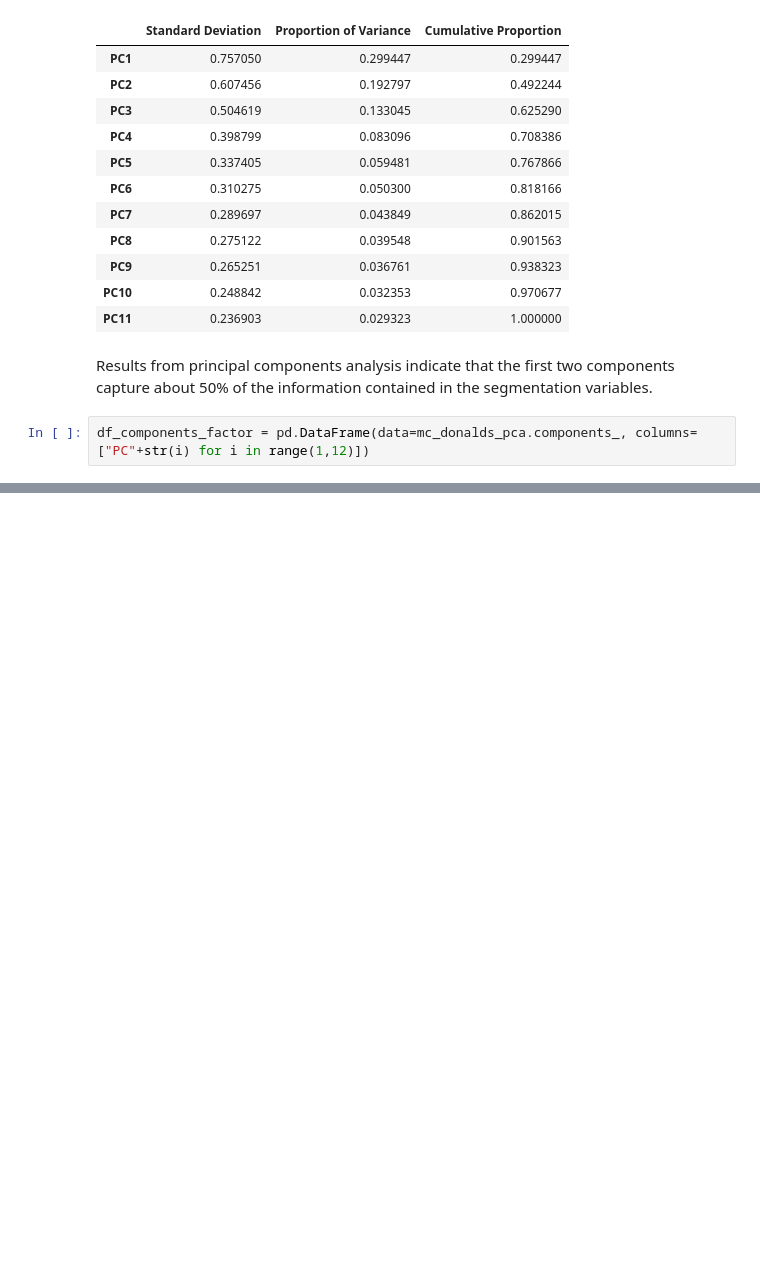
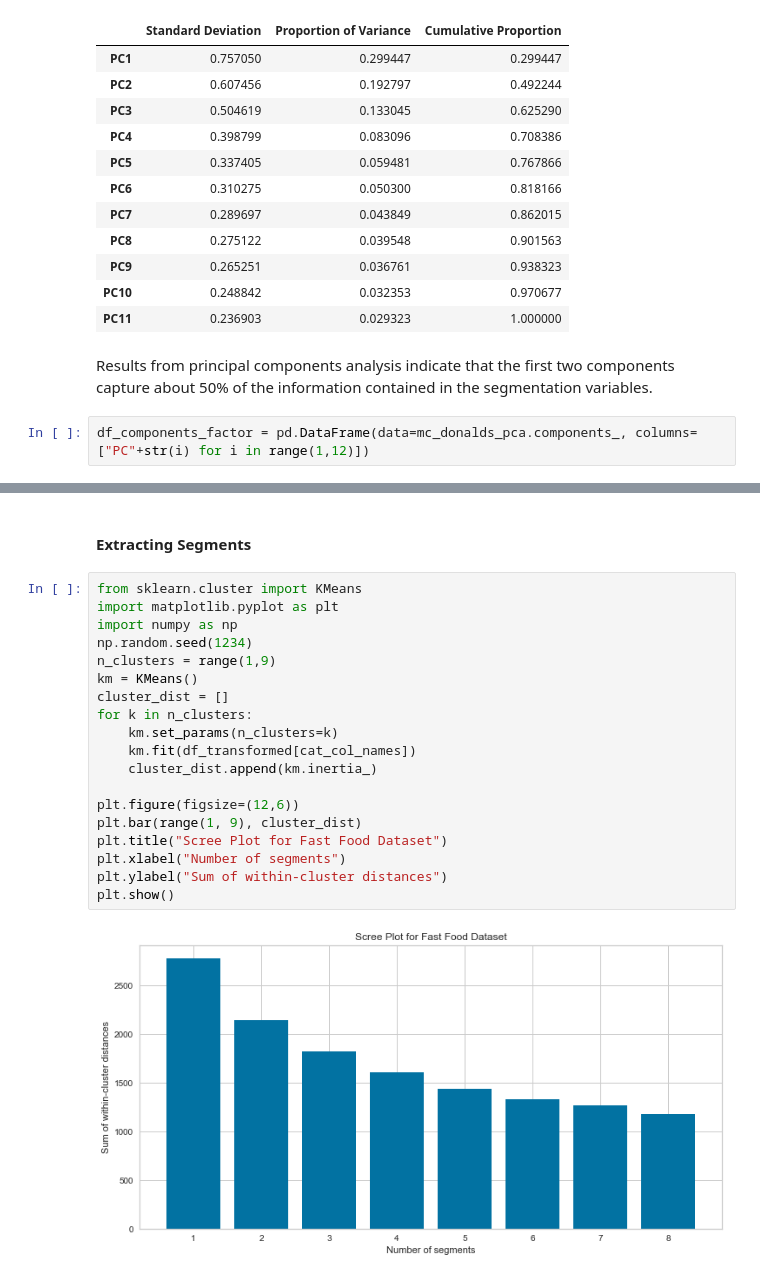
Before and after one commit to p-sachin/market_segmentation_analysis, a Jupyter notebook: market_segmentation_analysis.ipynb, the cells around one changed output, grey strips where cells are left out. Cells and saved outputs as stored; diff of their text form; blank space fills up the shorter version.

```diff
--- a/market_segmentation_analysis.ipynb
+++ b/market_segmentation_analysis.ipynb
@@ -134,0 +141,23 @@ InvalidIndexError: (slice(None, None, None), 0)
+# %% [markdown]
+#### Extracting Segments
+# %%
+from sklearn.cluster import KMeans
+import matplotlib.pyplot as plt
+import numpy as np
+np.random.seed(1234)
+n_clusters = range(1,9)
+km = KMeans()
+cluster_dist = []
+for k in n_clusters:
+    km.set_params(n_clusters=k)
+    km.fit(df_transformed[cat_col_names])
+    cluster_dist.append(km.inertia_)
+
+plt.figure(figsize=(12,6))
+plt.bar(range(1, 9), cluster_dist)
+plt.title("Scree Plot for Fast Food Dataset")
+plt.xlabel("Number of segments")
+plt.ylabel("Sum of within-cluster distances")
+plt.show()
+# %% [output]
+[figure, added]
```
Also changed, not shown: parts of 16 cells of this notebook.
